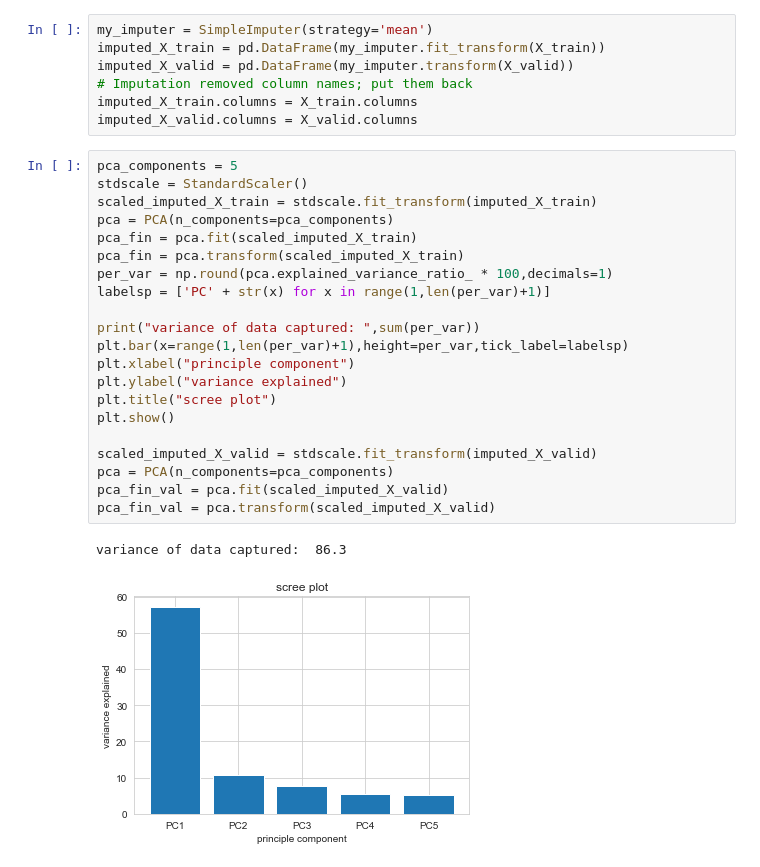
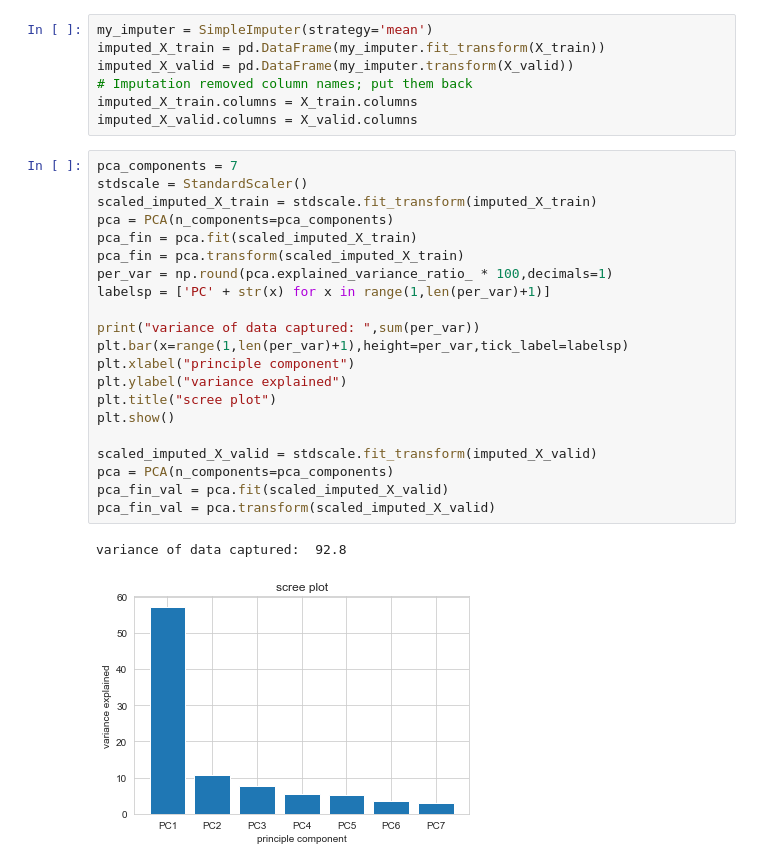
Before and after one commit to foreverloop/house-regress-k, a Jupyter notebook: HouseRegression.ipynb, the cells around one changed output. Cells and saved outputs as stored; diff of their text form.

```diff
--- a/HouseRegression.ipynb
+++ b/HouseRegression.ipynb
@@ -430,29 +439,29 @@ imputed_X_valid = pd.DataFrame(my_imputer.transform(X_valid))
 imputed_X_train.columns = X_train.columns
 imputed_X_valid.columns = X_valid.columns
 # %%
-pca_components = 5
+pca_components = 7
 stdscale = StandardScaler()
 scaled_imputed_X_train = stdscale.fit_transform(imputed_X_train)
 pca = PCA(n_components=pca_components)
 pca_fin = pca.fit(scaled_imputed_X_train)
 pca_fin = pca.transform(scaled_imputed_X_train)
 per_var = np.round(pca.explained_variance_ratio_ * 100,decimals=1)
 labelsp = ['PC' + str(x) for x in range(1,len(per_var)+1)]
 
 print("variance of data captured: ",sum(per_var))
 plt.bar(x=range(1,len(per_var)+1),height=per_var,tick_label=labelsp)
 plt.xlabel("principle component")
 plt.ylabel("variance explained")
 plt.title("scree plot")
 plt.show()
 
 scaled_imputed_X_valid = stdscale.fit_transform(imputed_X_valid)
 pca = PCA(n_components=pca_components)
 pca_fin_val = pca.fit(scaled_imputed_X_valid)
 pca_fin_val = pca.transform(scaled_imputed_X_valid)
 # %% [output]
-variance of data captured:  86.3
+variance of data captured:  92.8
-[figure, old version]
+[figure, new version]
 # %%
 #Obtain optimal number of estimators to use for Random Forest model
 def get_score(model):
```
Also changed, not shown: parts of 8 cells of this notebook.
